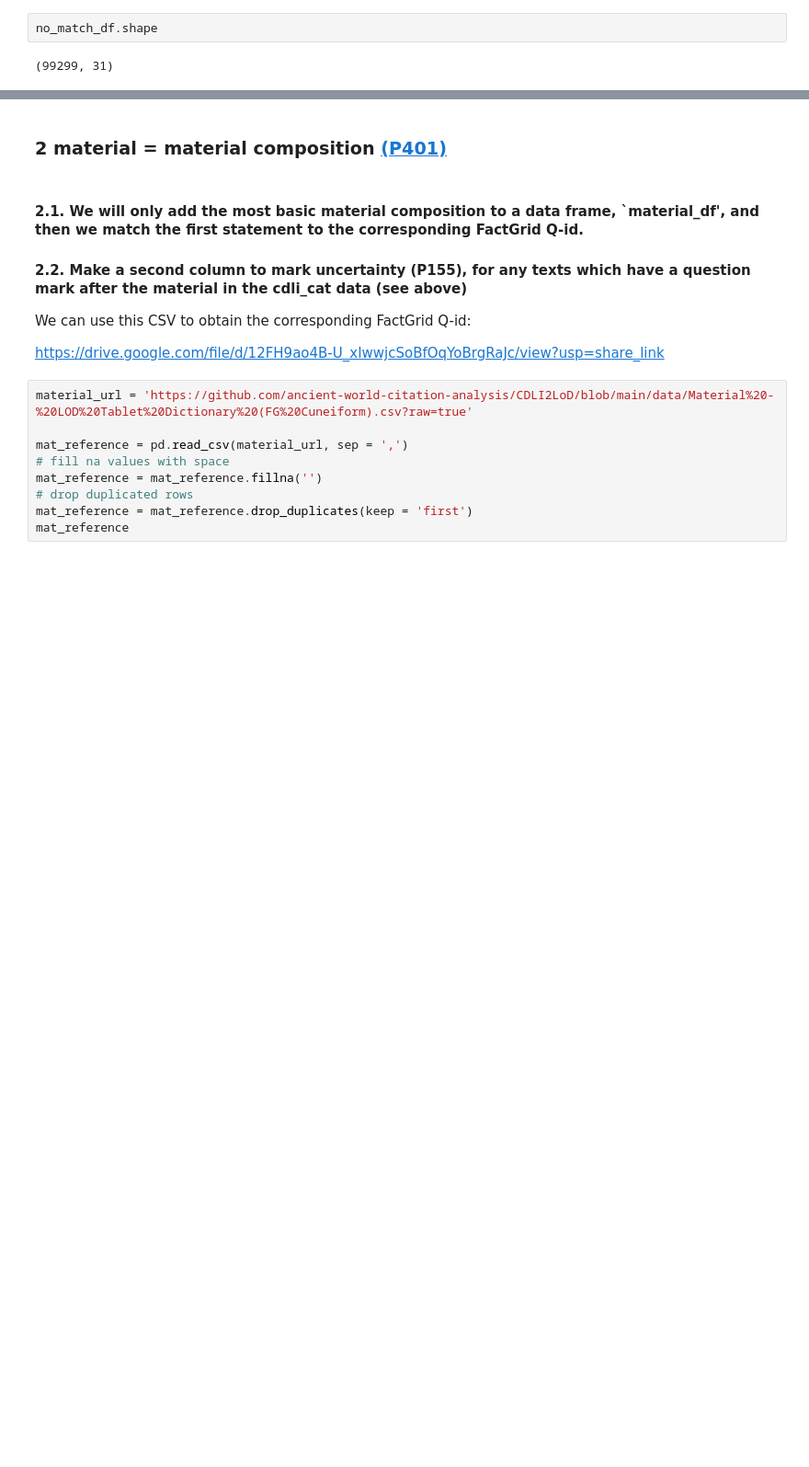
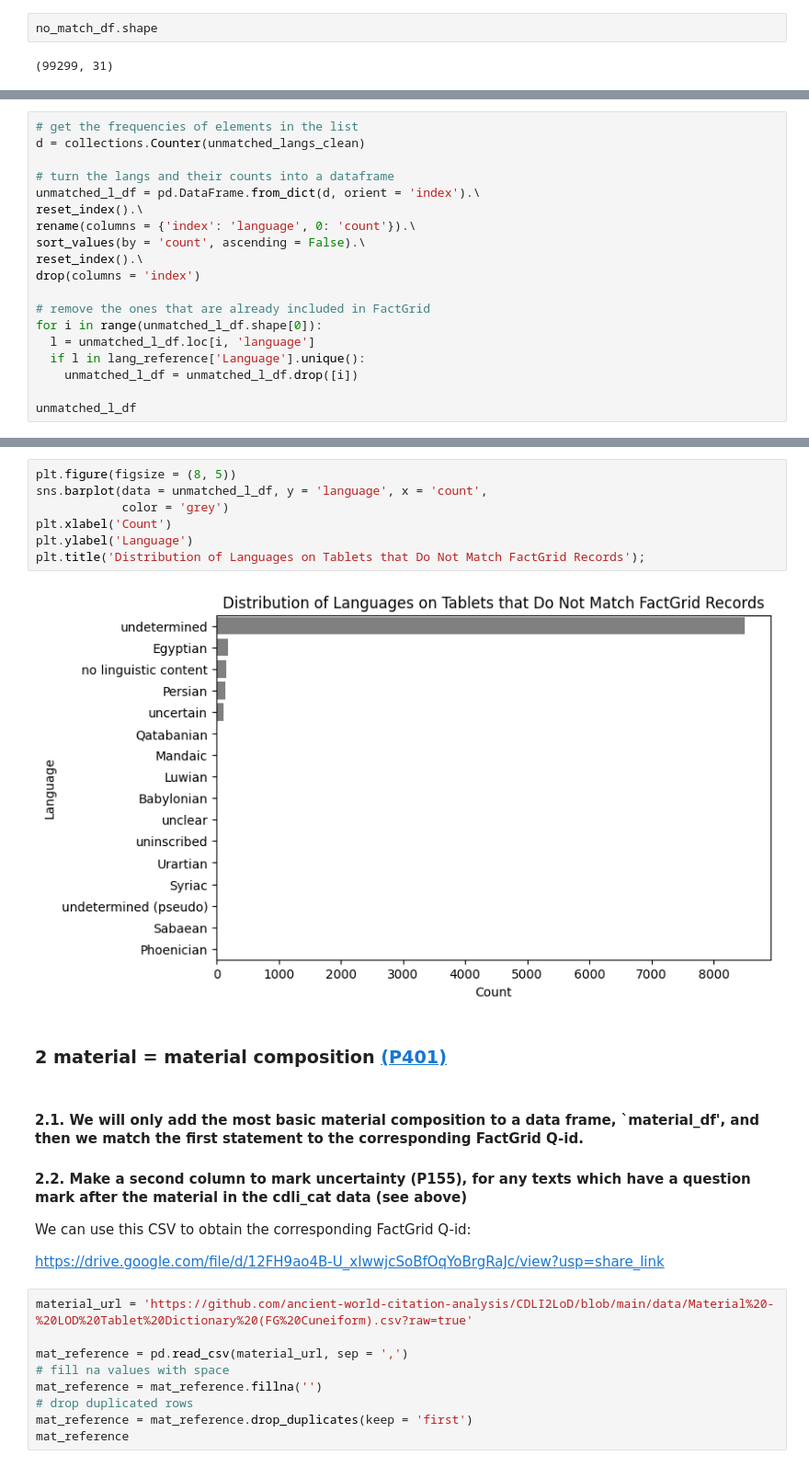
Before and after one commit to ancient-world-citation-analysis/CDLI2LoD, a Jupyter notebook: cdli_cat.ipynb, the cells around one changed output, grey strips where cells are left out. Shown: that part at 92% size. Saved outputs shown, nothing was run; the diff lists cells and outputs as text; blank space fills up the shorter version.

```diff
--- a/cdli_cat.ipynb
+++ b/cdli_cat.ipynb
@@ -405,0 +564,19 @@ no_match_df.shape
+# %%
+# get the frequencies of elements in the list
+d = collections.Counter(unmatched_langs_clean)
+
+# turn the langs and their counts into a dataframe
+unmatched_l_df = pd.DataFrame.from_dict(d, orient = 'index').\
+reset_index().\
+rename(columns = {'index': 'language', 0: 'count'}).\
+sort_values(by = 'count', ascending = False).\
+reset_index().\
+drop(columns = 'index')
+
+# remove the ones that are already included in FactGrid
+for i in range(unmatched_l_df.shape[0]):
+  l = unmatched_l_df.loc[i, 'language']
+  if l in lang_reference['Language'].unique():
+    unmatched_l_df = unmatched_l_df.drop([i])
+
+unmatched_l_df
@@ -406,3 +601,12 @@ no_match_df.shape
+# %%
+plt.figure(figsize = (8, 5))
+sns.barplot(data = unmatched_l_df, y = 'language', x = 'count',
+            color = 'grey')
+plt.xlabel('Count')
+plt.ylabel('Language')
+plt.title('Distribution of Languages on Tablets that Do Not Match FactGrid Records');
+# %% [output]
+[figure, added]
 # %% [markdown]
 ### 2 __material = material composition [(P401)](https://database.factgrid.de/wiki/Property:P401)__
 # %% [markdown]
```
Also changed, not shown: parts of 20 cells of this notebook.
